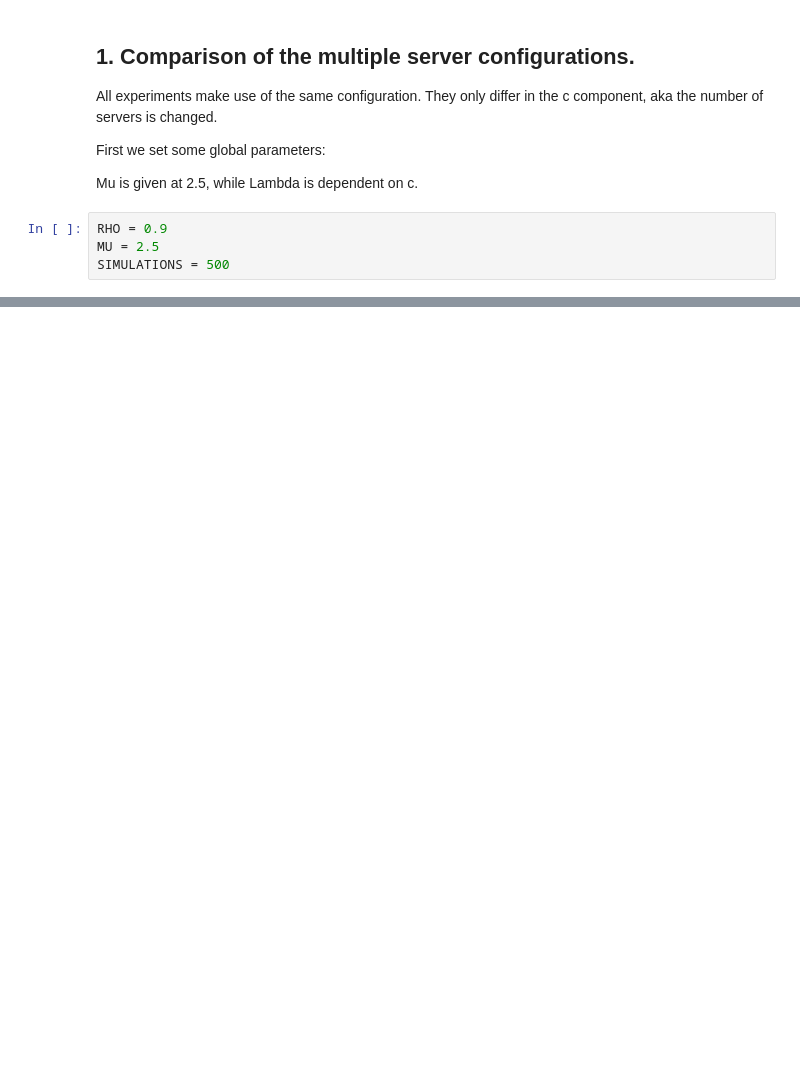
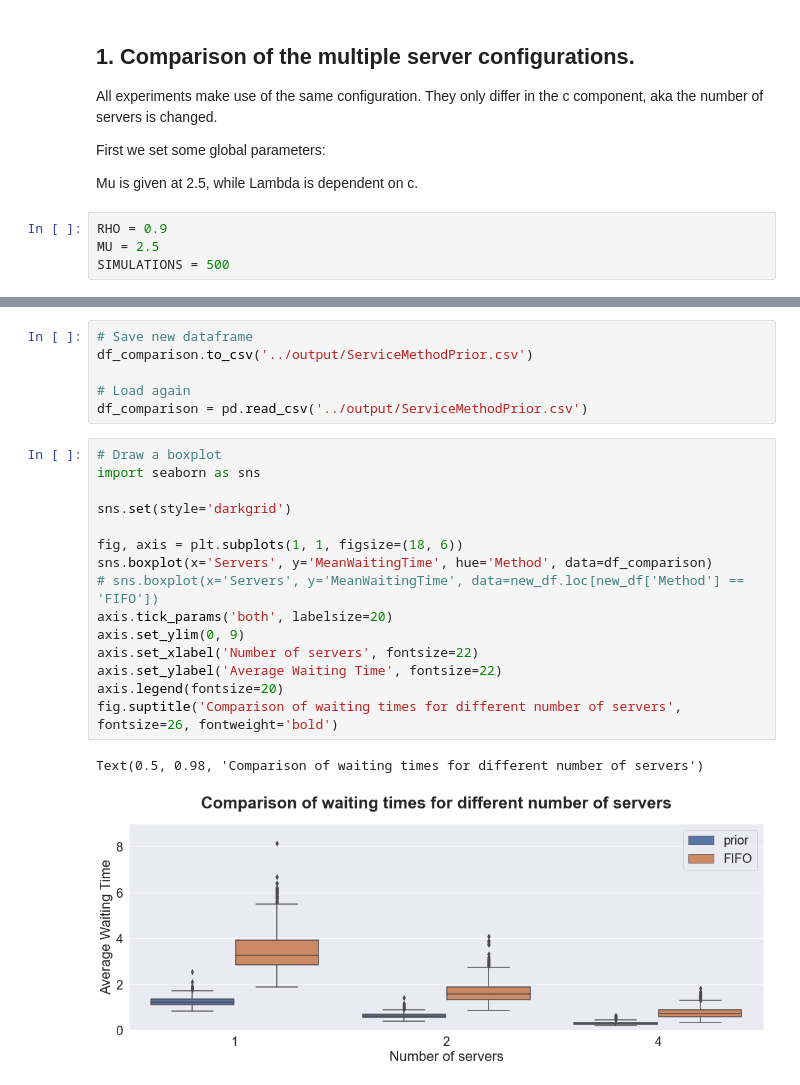
Before and after one commit to Boy0211/StochasticSimulation, a Jupyter notebook: Assignment2/code/main.ipynb, the cells around one changed output, grey strips where cells are left out. Cells and saved outputs as stored; diff of their text form; blank space fills up the shorter version.

```diff
--- a/Assignment2/code/main.ipynb
+++ b/Assignment2/code/main.ipynb
@@ -127,0 +318,24 @@ print("2, 4", ttest_ind(df.loc[df['Servers'] == '2 Servers']['MeanWaitingTime'],
+# %%
+# Save new dataframe
+df_comparison.to_csv('../output/ServiceMethodPrior.csv')
+
+# Load again
+df_comparison = pd.read_csv('../output/ServiceMethodPrior.csv')
+# %%
+# Draw a boxplot
+import seaborn as sns
+
+sns.set(style='darkgrid')
+
+fig, axis = plt.subplots(1, 1, figsize=(18, 6))
+sns.boxplot(x='Servers', y='MeanWaitingTime', hue='Method', data=df_comparison)
+# sns.boxplot(x='Servers', y='MeanWaitingTime', data=new_df.loc[new_df['Method'] == 'FIFO'])
+axis.tick_params('both', labelsize=20)
+axis.set_ylim(0, 9)
+axis.set_xlabel('Number of servers', fontsize=22)
+axis.set_ylabel('Average Waiting Time', fontsize=22)
+axis.legend(fontsize=20)
+fig.suptitle('Comparison of waiting times for different number of servers', fontsize=26, fontweight='bold')
+# %% [output]
+Text(0.5, 0.98, 'Comparison of waiting times for different number of servers')
+[figure, added]
```
Also changed, not shown: parts of 19 cells of this notebook, 6 other files.
